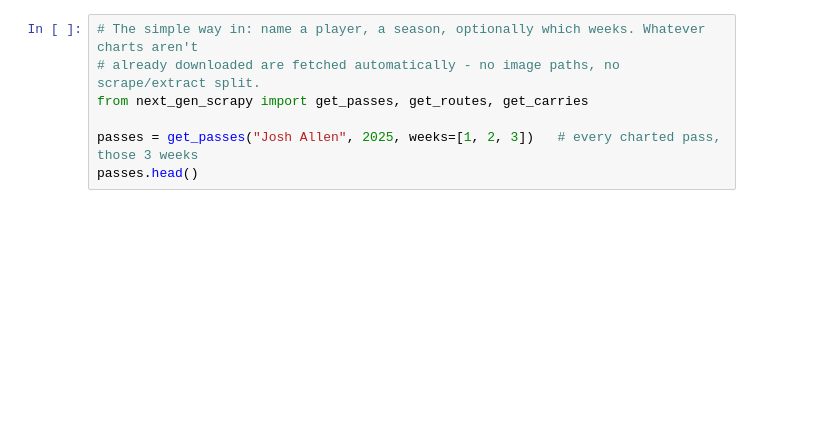
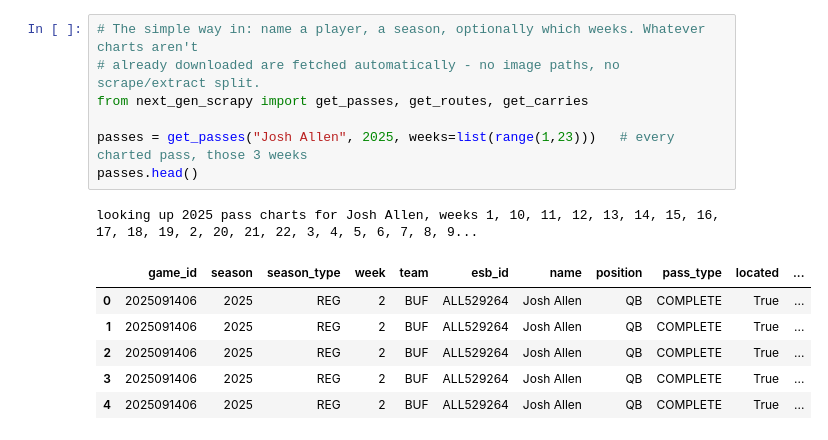
Before and after one commit to rj7002/next-gen-scrapy, a Jupyter notebook: test2.ipynb, the cells around one changed output. Saved outputs shown, nothing was run; the diff lists cells and outputs as text; blank space fills up the shorter version.

```diff
--- a/test2.ipynb
+++ b/test2.ipynb
@@ -1,10 +1,18 @@
 # %%
 # The simple way in: name a player, a season, optionally which weeks. Whatever charts aren't
 # already downloaded are fetched automatically - no image paths, no scrape/extract split.
 from next_gen_scrapy import get_passes, get_routes, get_carries
 
-passes = get_passes("Josh Allen", 2025, weeks=[1, 2, 3])   # every charted pass, those 3 weeks
+passes = get_passes("Josh Allen", 2025, weeks=list(range(1,23)))   # every charted pass, those 3 weeks
 passes.head()
+# %% [output]
+looking up 2025 pass charts for Josh Allen, weeks 1, 10, 11, 12, 13, 14, 15, 16, 17, 18, 19, 2, 20, 21, 22, 3, 4, 5, 6, 7, 8, 9...
+|  | game_id | season | season_type | week | team | esb_id | name | position | pass_type | located | ... |
+| 0 | 2025091406 | 2025 | REG | 2 | BUF | ALL529264 | Josh Allen | QB | COMPLETE | True | ... |
+| 1 | 2025091406 | 2025 | REG | 2 | BUF | ALL529264 | Josh Allen | QB | COMPLETE | True | ... |
+| 2 | 2025091406 | 2025 | REG | 2 | BUF | ALL529264 | Josh Allen | QB | COMPLETE | True | ... |
+| 3 | 2025091406 | 2025 | REG | 2 | BUF | ALL529264 | Josh Allen | QB | COMPLETE | True | ... |
+| 4 | 2025091406 | 2025 | REG | 2 | BUF | ALL529264 | Josh Allen | QB | COMPLETE | True | ... |
 # %%
 # get_routes / get_carries work the same way, for a receiver / a running back.
 # Rows are one point per point along the route/carry (0.5 yd spacing); group by
```
Also changed, not shown: parts of 4 cells of this notebook, 7 other files.
